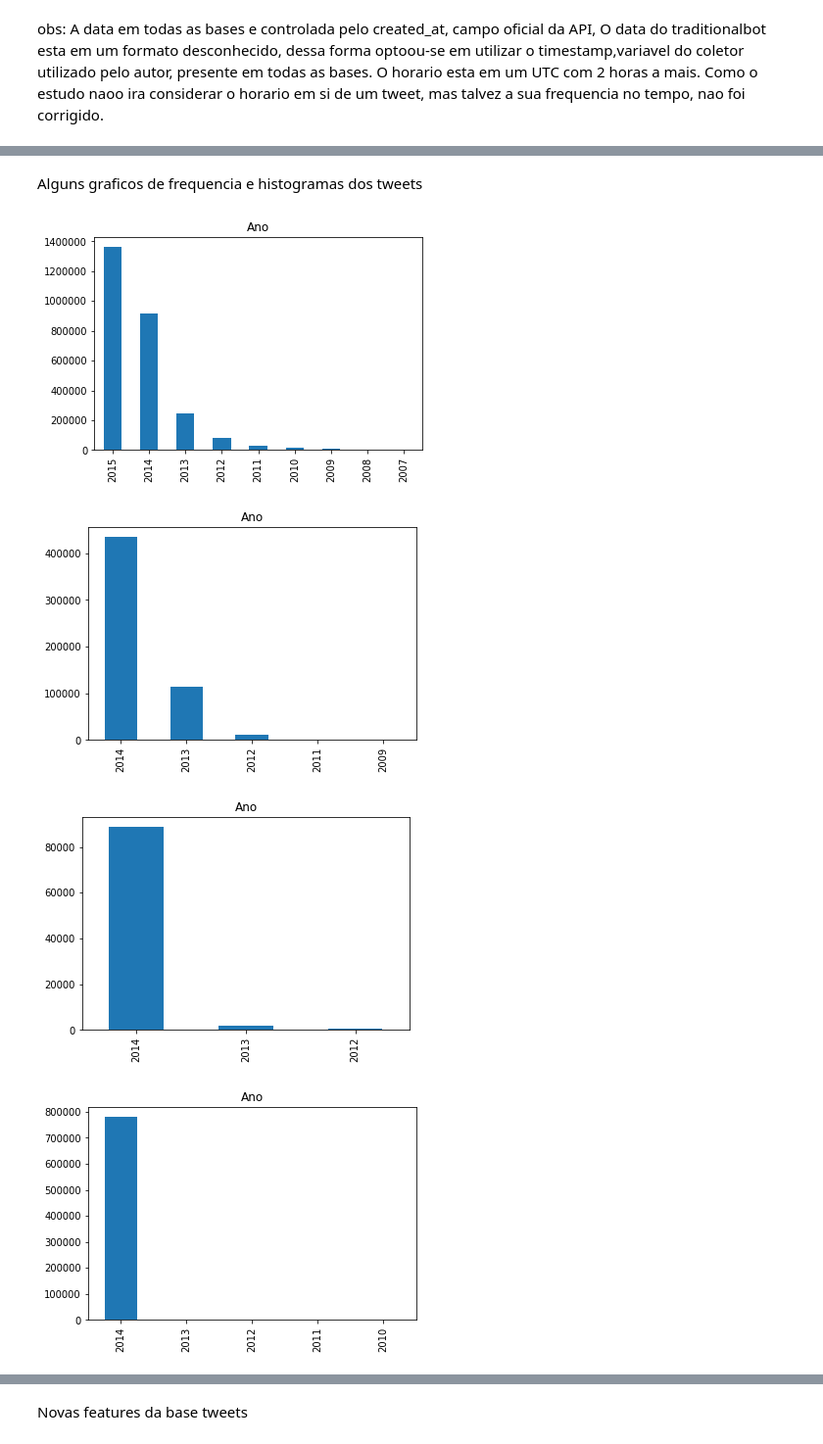
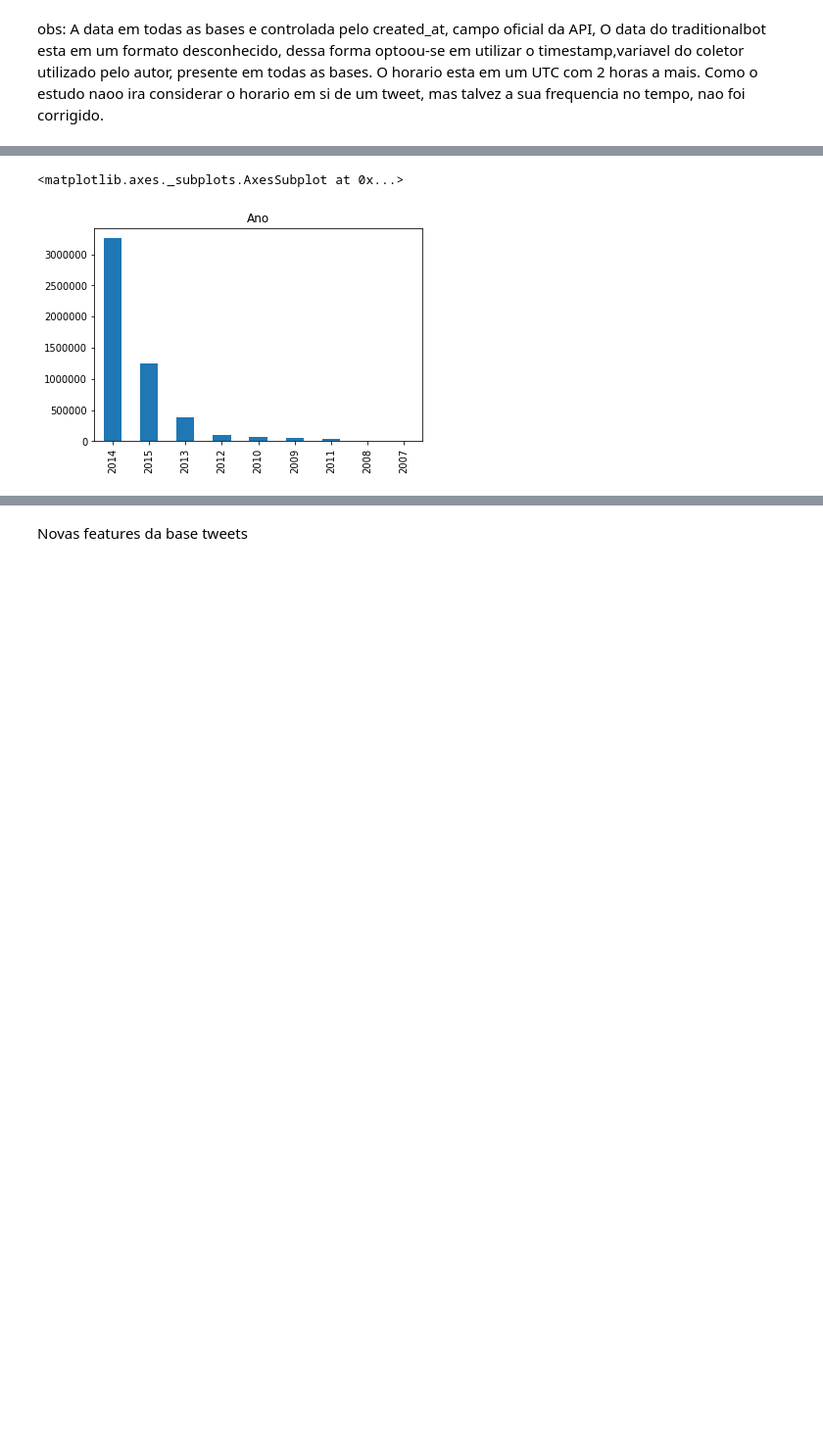
Before and after one commit to rogerioluizsi/FeaturesEngineering_Twitter, a Jupyter notebook: StoryTelling.ipynb, the cells around one changed output, grey strips where cells are left out. Shown at 98% size. Saved outputs shown, nothing was run; the diff lists cells and outputs as text; code cells hidden in the pictures; blank space fills up the shorter version.

```diff
--- a/StoryTelling.ipynb
+++ b/StoryTelling.ipynb
@@ -188,0 +210,7 @@ quantidade de usuarios da base depois: (250, 26)
+# %%
+#variaveis identificadas com problemas de missing e nao importantes foram excluidas. Outras preenchidas com vazio ou 0
+#pois sao importantes para A extracao de informacoes posterioes.
+columns= ['truncated','geo','place','contributors','crawled_at','updated', 'created_at', 'retweeted', 'favorited' ,'possibly_sensitive']
+tweets['in_reply_to_screen_name'].fillna(0, inplace=True)
+tweets['source'].fillna("", inplace=True)
+tweets.drop(columns=colunas, axis=1, inplace=True)
@@ -188,0 +233,6 @@ quantidade de usuarios da base depois: (250, 26)
+# %%
+#take o
+tweets['n_tweets']=tweets.groupby(['user_id'])['id'].transform('count')
+ts=np.quantile(tweets['n_tweets'].values, .05)
+tweets.drop(tweets[tweets.n_tweets < ts].index, inplace=True)
+print("min twiiter",ts)
@@ -224,12 +272,3 @@ Termos positivos e Negativos: utilizar um dicionario de palavas positivas e nega
 Emoticons: presenca de emoticons no texto.
 
 Presenca de sinais que a literatura traz como importantes em algumas analise de tweets: exclamacao e interrogacao, principalmente no final do tweet.
-# %%
-#variaveis identificadas com problemas de missing e nao importantes foram excluidas. Outras preenchidas com vazio ou 0
-#pois sao importantes para A extracao de informacoes posterioes.
-colunas= ['truncated','geo','place','contributors','crawled_at','updated', 'created_at', 'retweeted', 'favorited' ,'possibly_sensitive']
-for x in d.keys():
-    d[x]['in_reply_to_screen_name'].fillna(0, inplace=True)
-    d[x]['text'].fillna("", inplace=True)
-    d[x]['source'].fillna("", inplace=True)
-    d[x].drop(columns=colunas, axis=1, inplace=True)
@@ -242,9 +276,7 @@ array([0, 'OfficeDivvy', 'chriskoehl', ..., 'Giba7Real', 'rodrigosupremo',
 obs: A data em todas as bases e controlada pelo created_at, campo oficial da API, O data do traditionalbot esta em um formato desconhecido, dessa forma optoou-se em utilizar o timestamp,variavel do coletor utilizado pelo autor,  presente em todas as bases. O horario esta em um UTC com 2 horas a mais. Como o estudo naoo ira considerar o horario em si de um tweet, mas talvez a sua frequencia no tempo, nao foi corrigido.
 # %%
 # converte datas tabelas de tweets e cria variaveis temporais - Dia - Mes e Ano
-for x in d.keys():
-    print(x)
-    d[x]['timestamp'] = pd.to_datetime(d[x]['timestamp'])
-    d[x]['year_month']=d[x]['timestamp'].apply(lambda x: '{year}-{month}'.format(year=x.year, month=x.month))
-    d[x]['year_month_day']=d[x]['timestamp'].apply(lambda x: '{year}-{month}-{day}'.format(year=x.year, month=x.month, day=x.day))
-    d[x]['year']=d[x]['timestamp'].apply(lambda x: '{year}'.format(year=x.year))
+tweets['timestamp'] = pd.to_datetime(tweets['timestamp'])
+tweets['year_month']=tweets['timestamp'].apply(lambda x: '{year}-{month}'.format(year=x.year, month=x.month))
+tweets['year_month_day']=tweets['timestamp'].apply(lambda x: '{year}-{month}-{day}'.format(year=x.year, month=x.month, day=x.day))
+tweets['year']=tweets['timestamp'].apply(lambda x: '{year}'.format(year=x.year))
@@ -257,12 +283,6 @@ df5
-# %% [markdown]
-Alguns graficos de frequencia  e histogramas dos tweets
 # %%
 #meses mais ativos para cada amostra de 1 a 5
-for x in d.keys():
-    d[x]['year'].value_counts().sort_values(ascending=False).head(12).plot(kind='bar', title='Ano')
-    plt.show()
+tweets['year'].value_counts().sort_values(ascending=False).head(12).plot(kind='bar', title='Ano')
 # %% [output]
+<matplotlib.axes._subplots.AxesSubplot at 0x...>
-[figure, old version]
+[figure, new version]
-[figure, removed]
-[figure, removed]
-[figure, removed]
```
Also changed, not shown: parts of 70 cells of this notebook.
